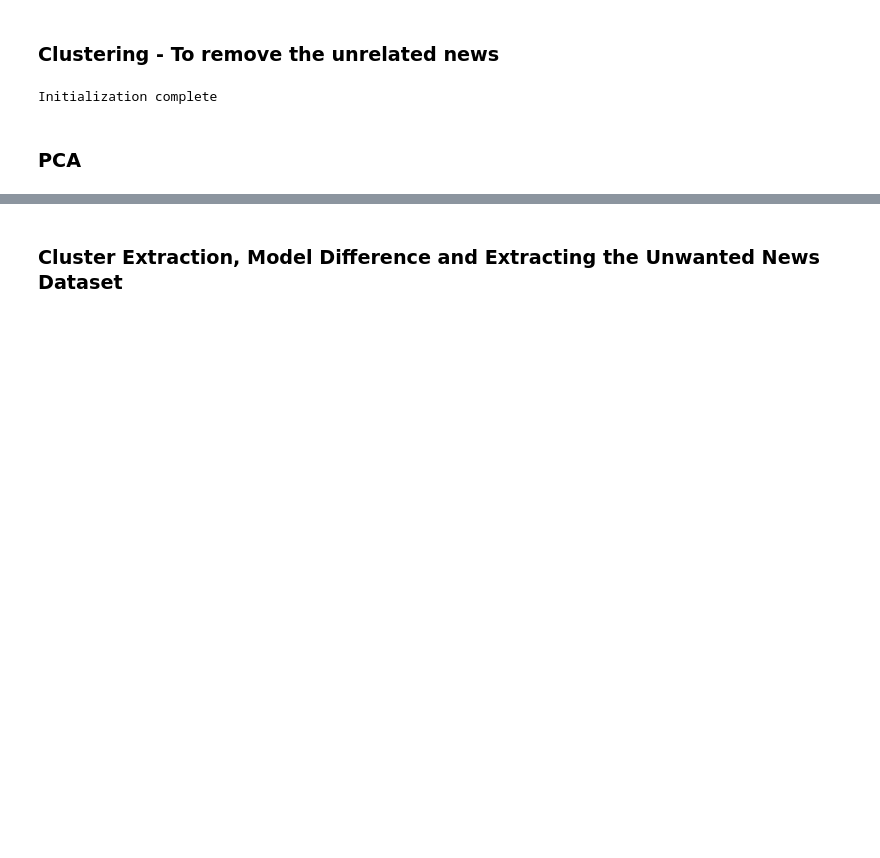
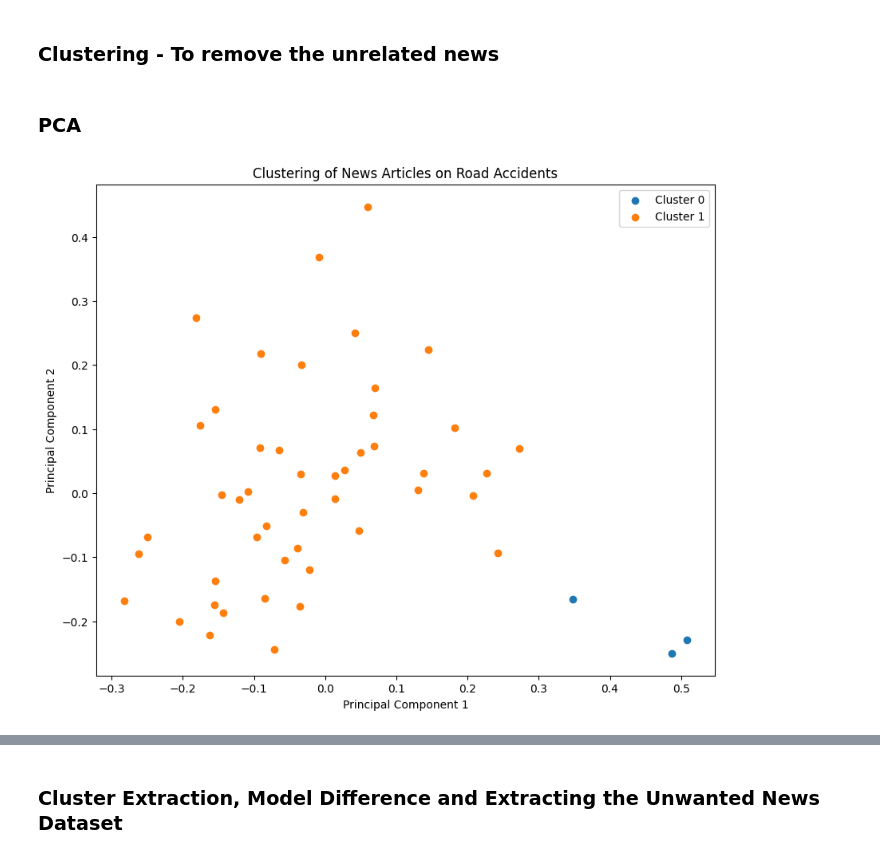
Before and after one commit to aakarshsurendra/road_nlp, a Jupyter notebook: 02_clustering/clustering.ipynb, the cells around one changed output, grey strips where cells are left out. Drawn from its saved outputs; the diff is of its cells as text; code cells hidden in the pictures; blank space fills up the shorter version.

Commit message:
modified extraction, clustering and spatial data

```diff
--- a/02_clustering/clustering.ipynb
+++ b/02_clustering/clustering.ipynb
@@ -90,3 +86,5 @@ dataframe = dataframe.sample(5)
 dataframe['id'] = dataframe['link'].apply(extract_id)
 order = ['id','link','content','news_date']
 dataframe = dataframe[order]
+# %%
+dataframe = dataframe.sample(50)
@@ -110,7 +128,7 @@ if run == True:
     tfidf_vectorizer = TfidfVectorizer(tokenizer=preprocess_text_spacy)
 
     # Fit and transform the data
-    tfidf_matrix = tfidf_vectorizer.fit_transform(dataframe)
+    tfidf_matrix = tfidf_vectorizer.fit_transform(article_texts_cleaned)
 
     #### Exporting the pickle file
 
@@ -125,12 +147,12 @@ if run == True:
 # %% [markdown]
 #### Importing the pickle file - Run this
 # %%
-if run == True:# Specify the file path where the TF-IDF matrix is saved
-    file_path = "tfidf_matrix.pkl"
+# Specify the file path where the TF-IDF matrix is saved
+file_path = "tfidf_matrix.pkl"
 
-    # Load the TF-IDF matrix from the file
-    with open(file_path, 'rb') as f:
-        tfidf_matrix = pickle.load(f)
+# Load the TF-IDF matrix from the file
+with open(file_path, 'rb') as f:
+    tfidf_matrix = pickle.load(f)
 # %%
 tfidf_matrix
 # %% [output]
@@ -139,20 +161,45 @@ tfidf_matrix
 # %% [markdown]
 ### Clustering - To remove the unrelated news
 # %%
+import matplotlib.pyplot as plt
+from sklearn.decomposition import PCA
+from sklearn.cluster import KMeans
+
+# Store a copy of the original indexes
+original_indexes = dataframe.index
+
 # Initialize K-means clustering
 num_clusters = 2  # You can adjust this based on the number of desired clusters
-# kmeans = KMeans(n_clusters=num_clusters, random_state=42)
-kmeans = KMeans(n_clusters=num_clusters, init='k-means++', n_init=1, random_state=42, verbose=1)
+kmeans = KMeans(n_clusters=num_clusters, init='k-means++', n_init=18, random_state=42)
 
 # Fit the clustering model
 kmeans.fit(tfidf_matrix)
 
 # Get the cluster labels
 cluster_labels = kmeans.labels_
-# %% [output]
-Initialization complete
 # %% [markdown]
 ### PCA
+# %%
+# Reduce dimensionality to 2 dimensions using PCA
+pca = PCA(n_components=2)
+tfidf_matrix_2d = pca.fit_transform(tfidf_matrix.toarray())
+
+# Restore the original indexes
+pca_dataframe = pd.DataFrame(tfidf_matrix_2d, columns=['PCA1', 'PCA2'], index=original_indexes)
+
+# Visualize clusters
+plt.figure(figsize=(10, 8))
+for cluster_label in range(num_clusters):
+    plt.scatter(pca_dataframe.loc[cluster_labels == cluster_label, 'PCA1'],
+                pca_dataframe.loc[cluster_labels == cluster_label, 'PCA2'],
+                label=f'Cluster {cluster_label}')
+plt.title('Clustering of News Articles on Road Accidents')
+plt.xlabel('Principal Component 1')
+plt.ylabel('Principal Component 2')
+plt.legend()
+plt.show()
+# %% [output]
+[figure, added]
 # %%
 # Get cluster centers from K-means model
 cluster_centers = kmeans.cluster_centers_
```
Also changed, not shown: parts of 36 cells of this notebook, 24 other files.
